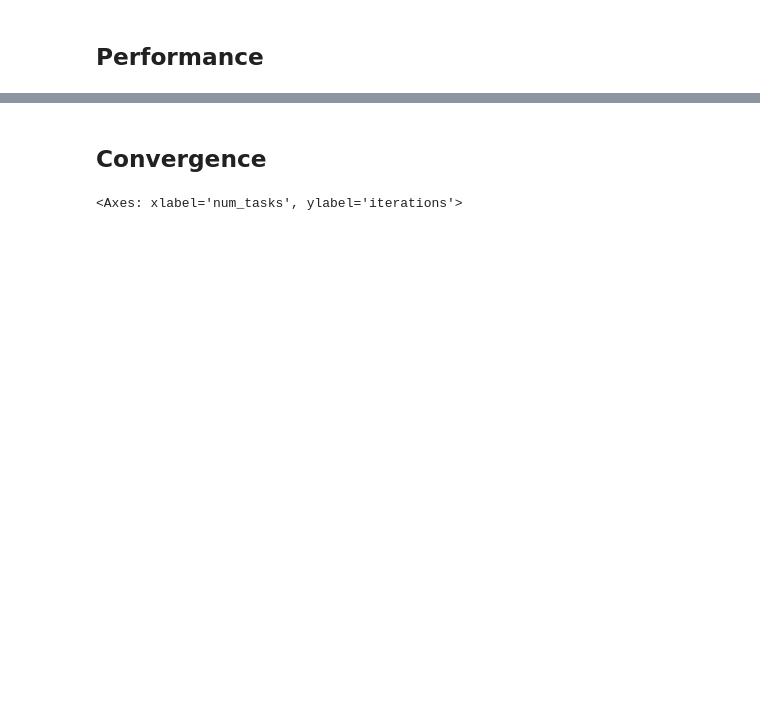
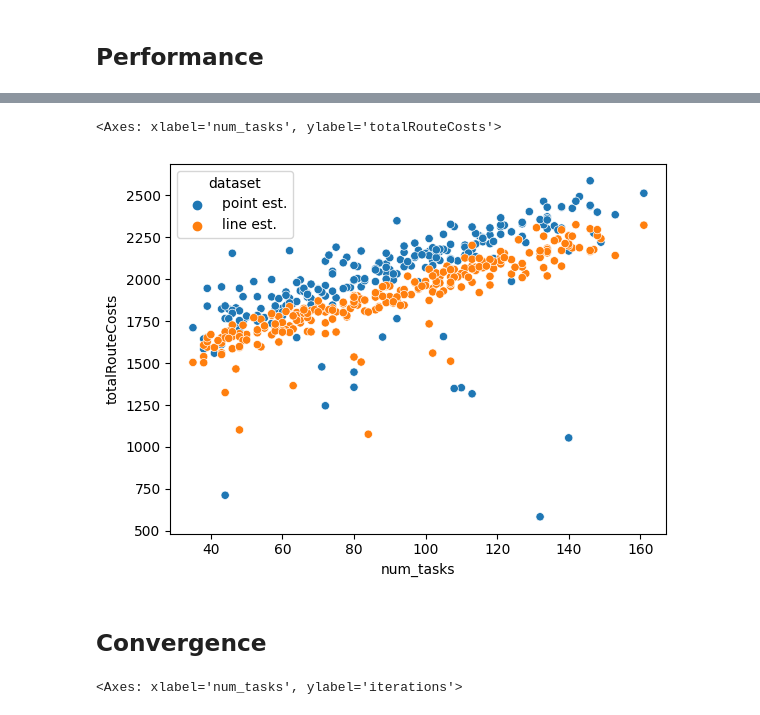
Before and after one commit to kasperg3/trajallocpy, a Jupyter notebook: plot_benchmarks.ipynb, the cells around one changed output, grey strips where cells are left out. Saved outputs shown, nothing was run; the diff lists cells and outputs as text; code cells hidden in the pictures; blank space fills up the shorter version.

```diff
--- a/plot_benchmarks.ipynb
+++ b/plot_benchmarks.ipynb
@@ -55,3 +55,17 @@ fig.set(xlabel='Total travel time (s)', ylabel='Number of tasks')
+# %%
+ours_naive = "benchmarks/ours_naive_4robots_600capacity_AC300.csv"
+ours = "benchmarks/ours_4robots_600capacity_AC300.csv"
+
+# Create an empty list to hold the dataframes
+ours_naive_df = pd.read_csv(ours_naive)
+ours_df = pd.read_csv(ours)
+
+concatenated = pd.concat([ours_naive_df.assign(dataset='point est.'), ours_df.assign(dataset='line est.')])
+
+sns.scatterplot(data=concatenated, x="num_tasks", y="totalRouteCosts", hue="dataset")
+# %% [output]
+<Axes: xlabel='num_tasks', ylabel='totalRouteCosts'>
+[figure, added]
 # %% [markdown]
 ## Convergence
 # %%
```
Also changed, not shown: parts of 4 cells of this notebook.
